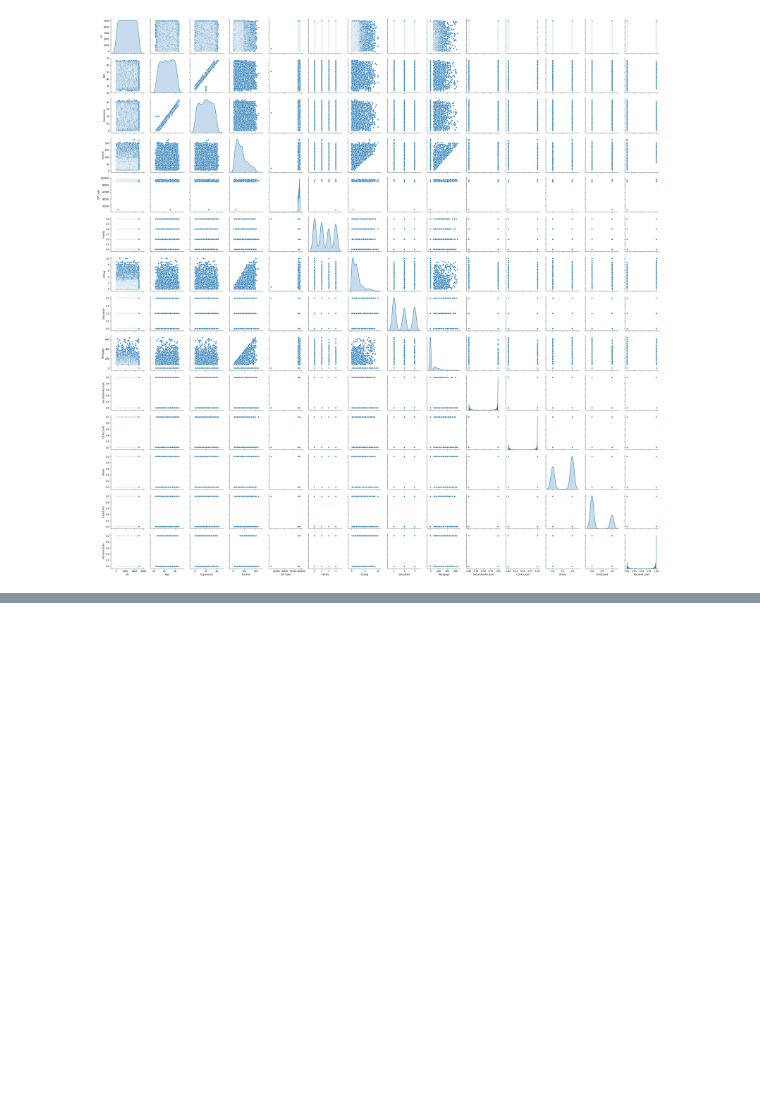
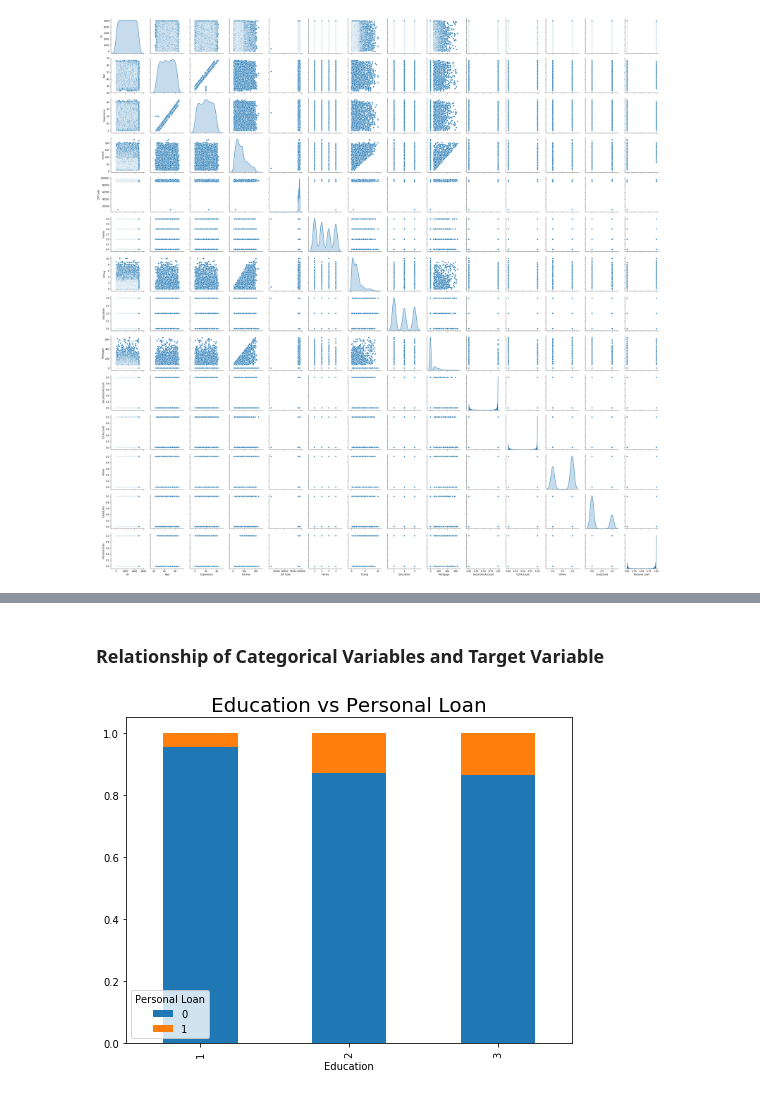
Before and after one commit to adityadash300/Internship_Studio, a Jupyter notebook: Solution.ipynb, the cells around one changed output, grey strips where cells are left out. Drawn from its saved outputs; the diff is of its cells as text; code cells hidden in the pictures; blank space fills up the shorter version.

```diff
--- a/Solution.ipynb
+++ b/Solution.ipynb
@@ -124,0 +207,24 @@ sns.heatmap(corr, mask = mask, center = 0, linewidth = 1.5, square = True)
+# %% [markdown]
+### Relationship of Categorical Variables and Target Variable
+# %%
+def make_bar_graphs(col = None):
+
+    '''Function to make barcharts to represent the effect of Personal Loan on different categories of col.'''
+
+    if col not in df_bank.columns:
+        raise KeyError('Column not in dataframe.')
+
+    title = col + ' vs Personal Loan'
+
+    tbl = pd.crosstab(df_bank[col], df_bank['Personal Loan'])
+
+    fig, ax = plt.subplots(figsize = (8, 6))
+    tbl.div(tbl.sum(axis= 1).astype(float), axis = 0).plot(kind = 'bar', stacked = True, ax = ax)
+    ax.legend(loc = 3, title = 'Personal Loan')
+    ax.set_title(title, fontsize = 20)
+
+    return None
+# %%
+make_bar_graphs(col = 'Education')
+# %% [output]
+[figure, added]
```
Also changed, not shown: parts of 71 cells of this notebook.
